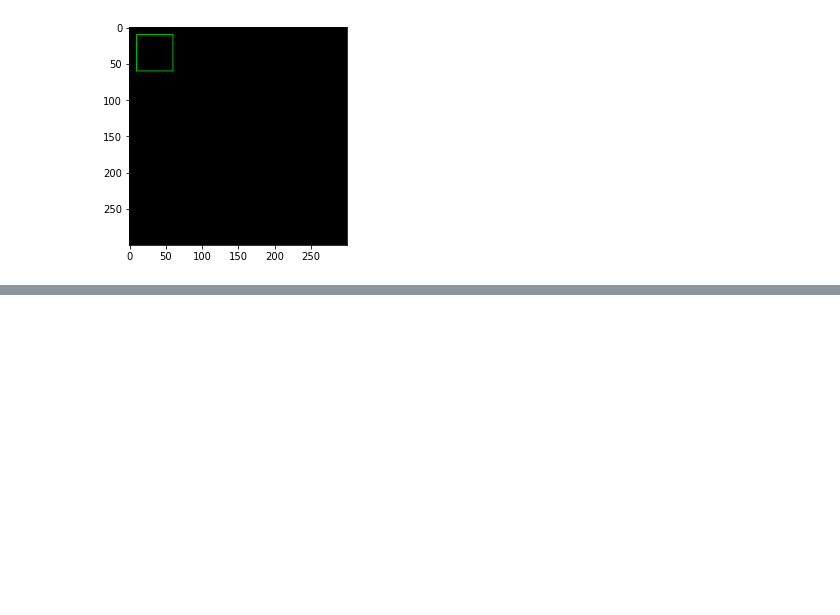
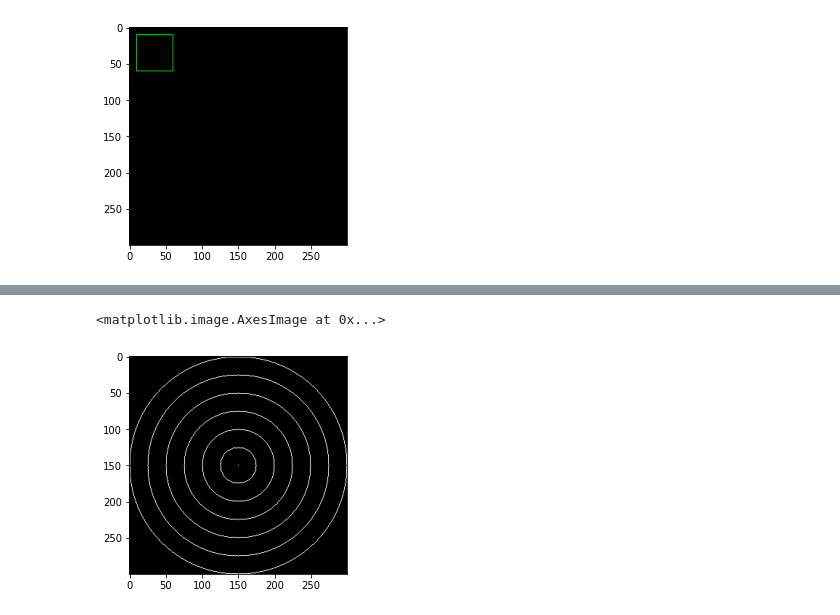
Before and after one commit to reeda23/Computer-Vision-Journey, a Jupyter notebook: 3_drawing_with_openCV.ipynb, the cells around one changed output, grey strips where cells are left out. Drawn from its saved outputs; the diff is of its cells as text; code cells hidden in the pictures; blank space fills up the shorter version.

```diff
--- a/3_drawing_with_openCV.ipynb
+++ b/3_drawing_with_openCV.ipynb
@@ -45,0 +63,20 @@ plt.imshow(canvas)
+# %%
+#drawing multiple circles on canvas
+
+#reintialize canvas
+canvas = np.zeros((300,300,3), dtype="uint8")
+
+#to find the center of the canvas
+(centerX, centerY) = (canvas.shape[1] // 2, canvas.shape[0]//2)
+
+
+white = (255,255,255)
+
+for r in range(0, 175, 25):
+    cv2.circle(canvas, (centerX, centerY), r, white)
+
+#showing our work on canvas
+plt.imshow(canvas)
+# %% [output]
+<matplotlib.image.AxesImage at 0x...>
+[figure, added]
```
Also changed, not shown: parts of 4 cells of this notebook.
